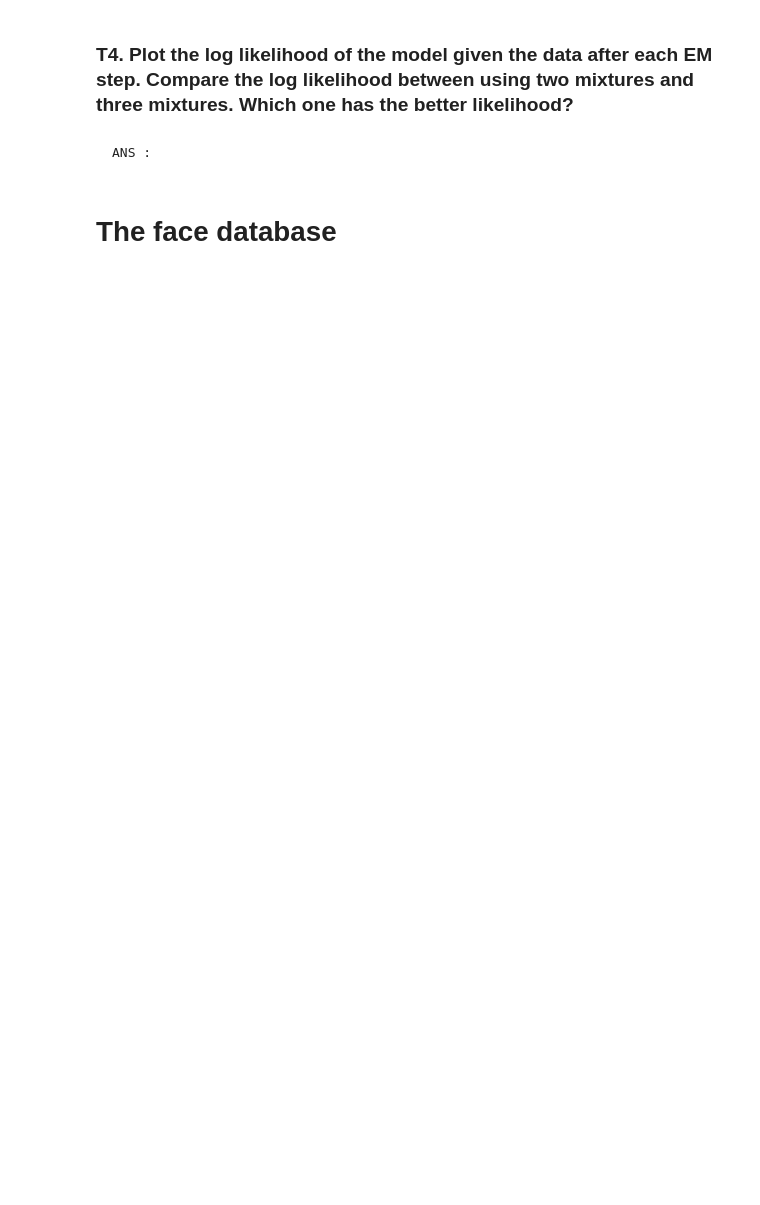
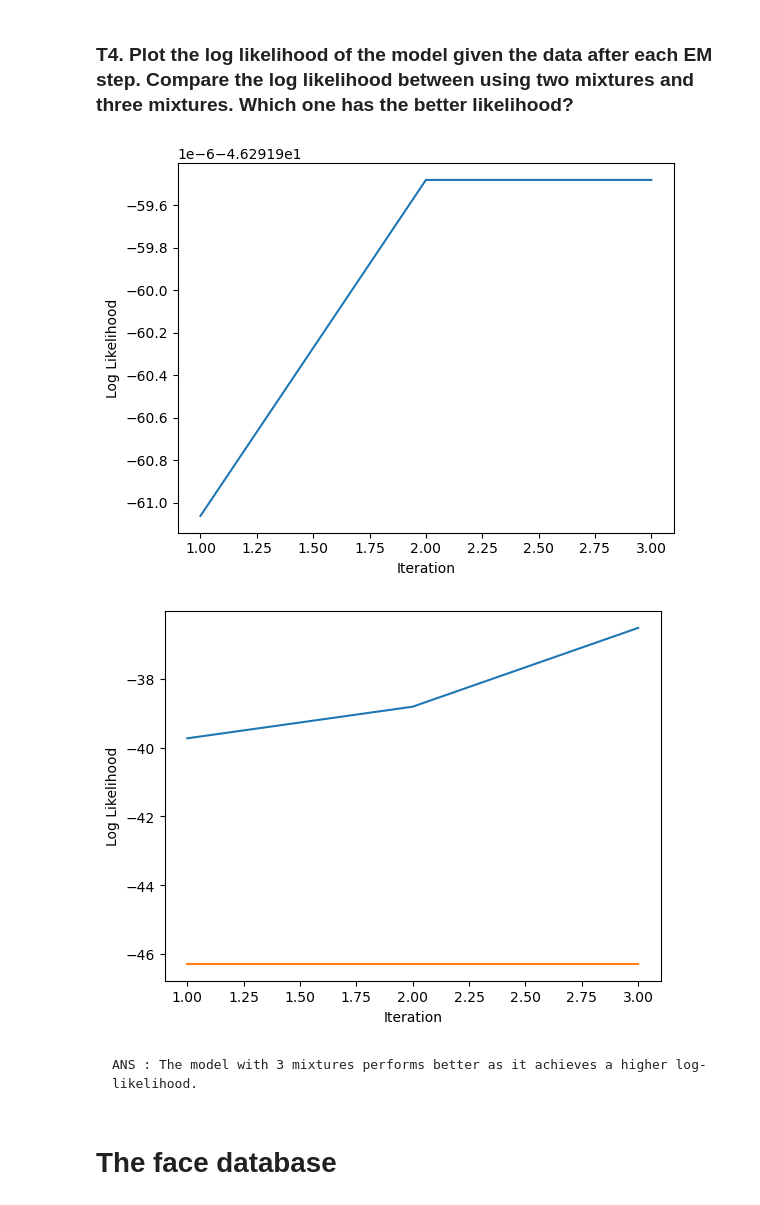
Before and after one commit to Mysterioucz/2110573-Pattern-Recognition, a Jupyter notebook: assignment/hw3/HW3_Fisherfaces(student) copy.ipynb, the cells around one changed output. Drawn from its saved outputs; the diff is of its cells as text; code cells hidden in the pictures; blank space fills up the shorter version.

```diff
--- a/assignment/hw3/HW3_Fisherfaces(student) copy.ipynb
+++ b/assignment/hw3/HW3_Fisherfaces(student) copy.ipynb
@@ -138,5 +176,5 @@ mean_params = np.array([[3,3], [-3,-3]], dtype = float)
 cov_params = np.array([np.eye(2)] * num_mixture)
 
 # INSERT CODE HERE
-gmm2 = ...
-log_prob_list2 = ...
+gmm2 = GMM(mixture_weight=mixture_weight, mean_params=mean_params, cov_params=cov_params)
+log_prob_list2 = gmm2.perform_em_iterations(data, num_iterations)
@@ -149,5 +201,20 @@ log_prob_list2 = ...
-# %% [markdown]
-    ANS :
+# %%
+# TODO: Plot log_likelihood from T3
+plot_log_likelihood(log_prob_list2, num_iterations)
+
+# TODO: Plot Comparision of log_likelihood from T1 and T3
+
+plt.figure()
+plt.plot(range(1, num_iterations + 1), log_prob_list)
+plt.plot(range(1, num_iterations + 1), log_prob_list2)
+plt.xlabel("Iteration")
+plt.ylabel("Log Likelihood")
+plt.show()
+# %% [output]
+[figure, added]
+[figure, added]
+# %% [markdown]
+    ANS : The model with 3 mixtures performs better as it achieves a higher log-likelihood.
 # %% [markdown]
 # The face database
 # %%
```
Also changed, not shown: parts of 87 cells of this notebook, 6 other files.
